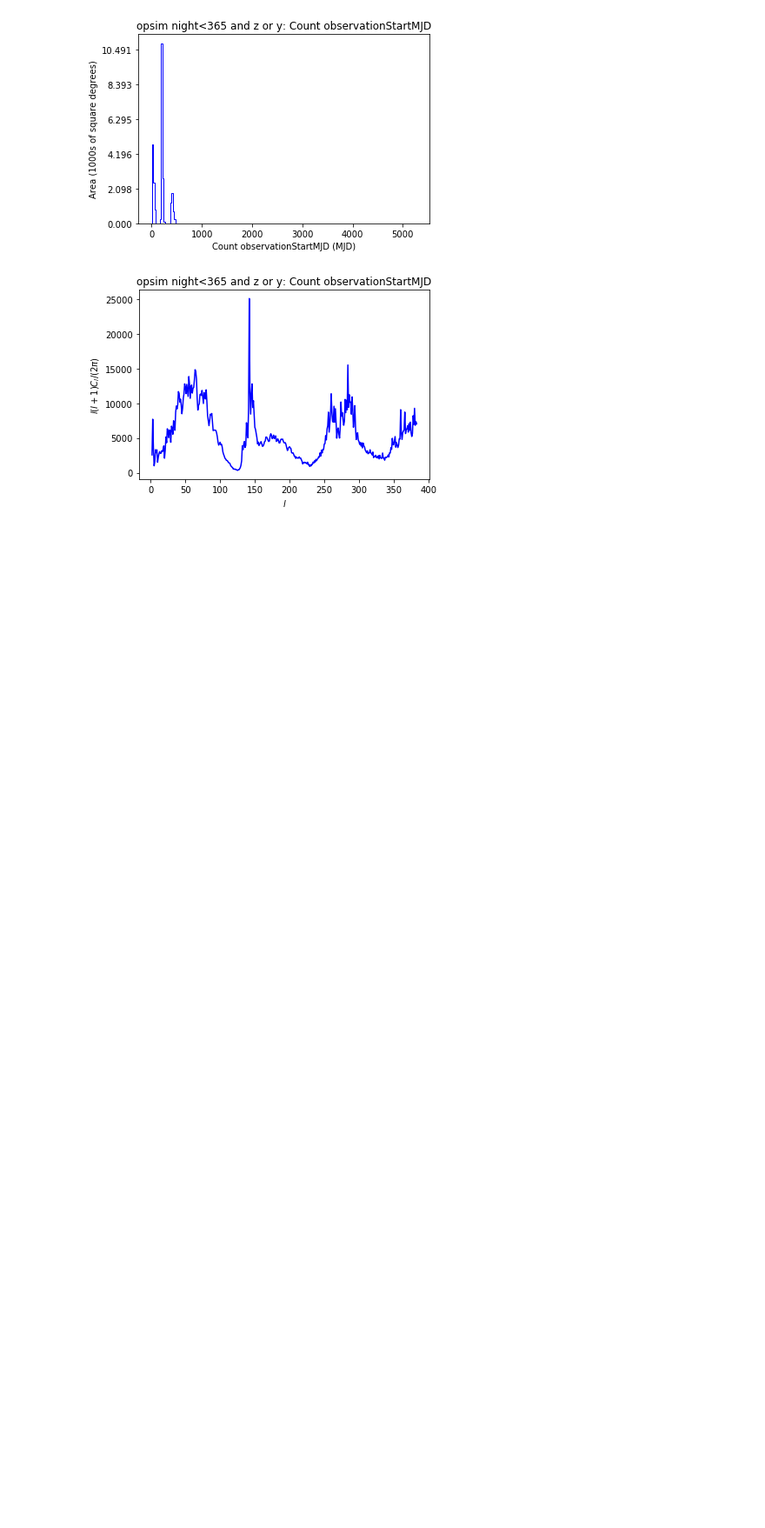
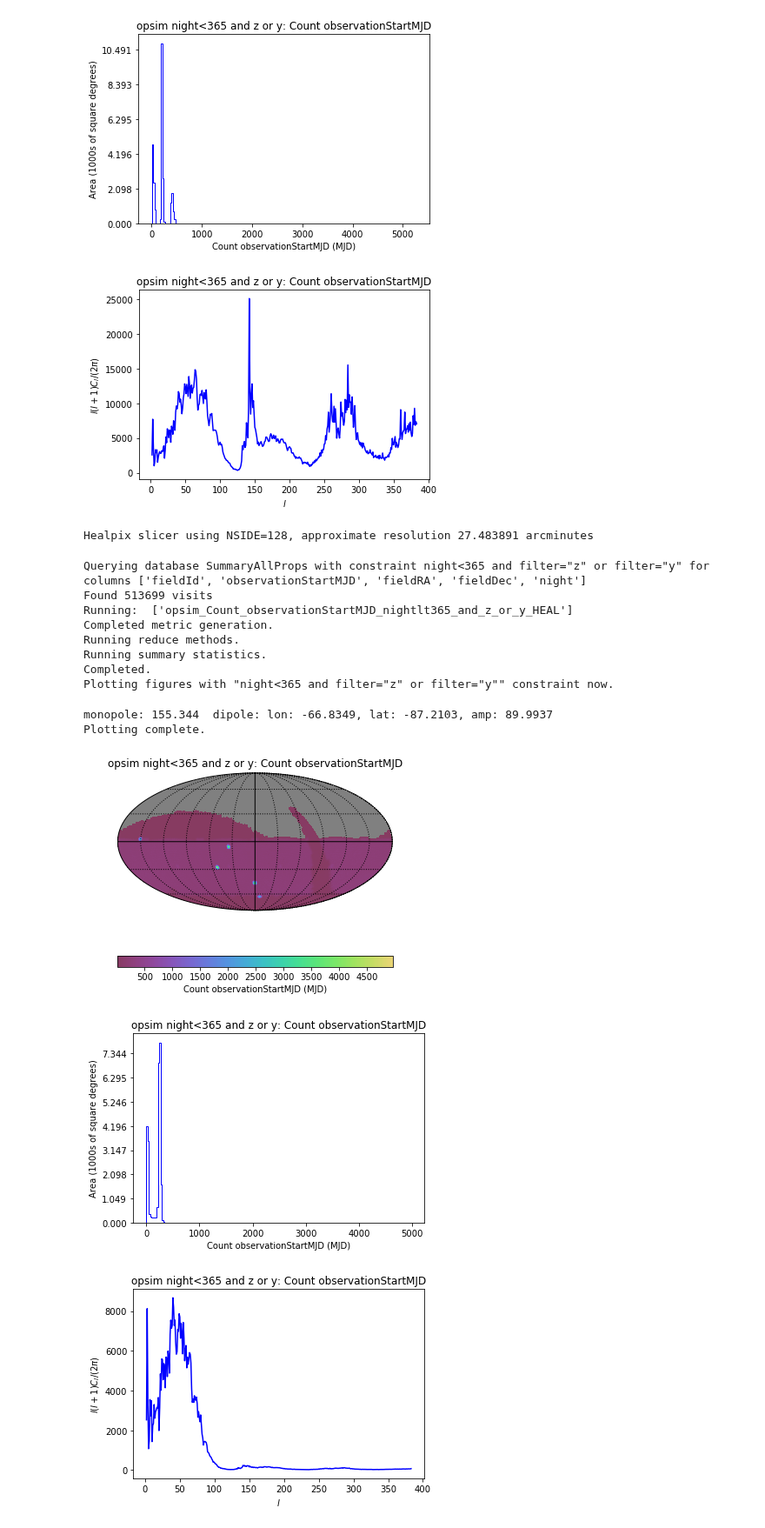
Before and after one commit to yoachim/18_scratch, a Jupyter notebook: maf_example/maf_example.ipynb, the cells around one changed output. Shown at 87% size. Cells and saved outputs as stored; diff of their text form; code cells hidden in the pictures; blank space fills up the shorter version.

Commit message:
add a dither example

```diff
--- a/maf_example/maf_example.ipynb
+++ b/maf_example/maf_example.ipynb
@@ -77,3 +77,33 @@ Plotting complete.
 [figure]
 [figure]
 [figure]
+# %%
+# Now to do a dither example
+bundleList = []
+
+metric = metrics.CountMetric(col='observationStartMJD')
+slicer = slicers.HealpixSlicer(lonCol='hexDitherPerNightRa', latCol='hexDitherPerNightDec')
+sql = 'night<365 and filter="z" or filter="y"'
+
+bundleList.append(metricBundles.MetricBundle(metric,slicer,sql))
+# %% [output]
+Healpix slicer using NSIDE=128, approximate resolution 27.483891 arcminutes
+# %%
+bd = metricBundles.makeBundlesDictFromList(bundleList)
+bg = metricBundles.MetricBundleGroup(bd, conn, outDir=outDir, resultsDb=resultsDb)
+bg.runAll()
+bg.plotAll(closefigs=False)
+# %% [output]
+Querying database SummaryAllProps with constraint night<365 and filter="z" or filter="y" for columns ['fieldId', 'observationStartMJD', 'fieldRA', 'fieldDec', 'night']
+Found 513699 visits
+Running:  ['opsim_Count_observationStartMJD_nightlt365_and_z_or_y_HEAL']
+Completed metric generation.
+Running reduce methods.
+Running summary statistics.
+Completed.
+Plotting figures with "night<365 and filter="z" or filter="y"" constraint now.
+monopole: 155.344  dipole: lon: -66.8349, lat: -87.2103, amp: 89.9937
+Plotting complete.
+[figure, added]
+[figure, added]
+[figure, added]
```
